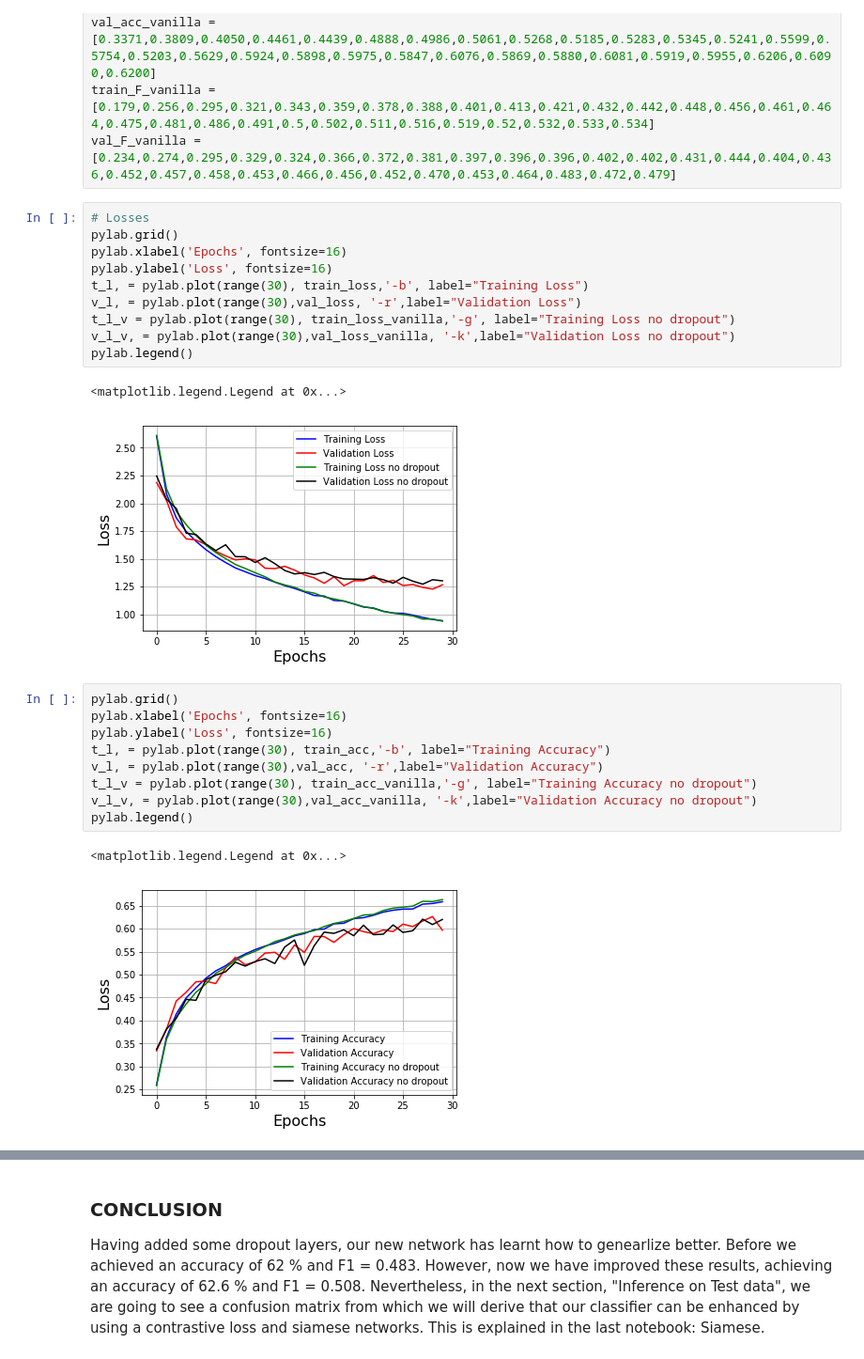
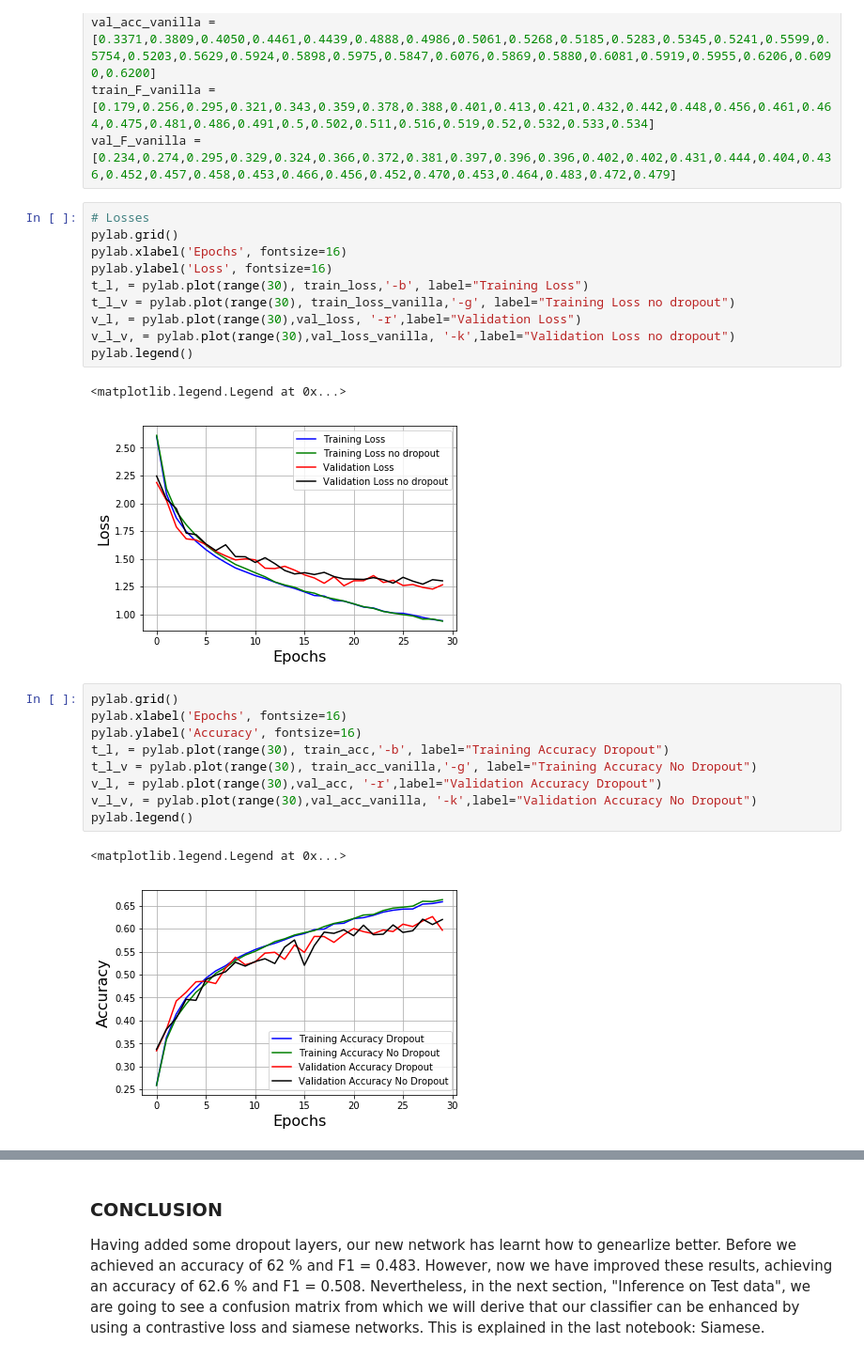
Before and after one commit to ppalaupuigdevall/snake-classification, a Jupyter notebook: Snake Classification-Dropout.ipynb, the cells around one changed output, grey strips where cells are left out. Shown at 94% size. Drawn from its saved outputs; the diff is of its cells as text.

```diff
--- a/Snake Classification-Dropout.ipynb
+++ b/Snake Classification-Dropout.ipynb
@@ -259,25 +259,25 @@ pylab.grid()
 pylab.xlabel('Epochs', fontsize=16)
 pylab.ylabel('Loss', fontsize=16)
 t_l, = pylab.plot(range(30), train_loss,'-b', label="Training Loss")
+t_l_v = pylab.plot(range(30), train_loss_vanilla,'-g', label="Training Loss no dropout")
 v_l, = pylab.plot(range(30),val_loss, '-r',label="Validation Loss")
-t_l_v = pylab.plot(range(30), train_loss_vanilla,'-g', label="Training Loss no dropout")
 v_l_v, = pylab.plot(range(30),val_loss_vanilla, '-k',label="Validation Loss no dropout")
 pylab.legend()
 # %% [output]
 <matplotlib.legend.Legend at 0x...>
-[figure, old version]
+[figure, new version]
 # %%
 pylab.grid()
 pylab.xlabel('Epochs', fontsize=16)
-pylab.ylabel('Loss', fontsize=16)
-t_l, = pylab.plot(range(30), train_acc,'-b', label="Training Accuracy")
-v_l, = pylab.plot(range(30),val_acc, '-r',label="Validation Accuracy")
-t_l_v = pylab.plot(range(30), train_acc_vanilla,'-g', label="Training Accuracy no dropout")
-v_l_v, = pylab.plot(range(30),val_acc_vanilla, '-k',label="Validation Accuracy no dropout")
+pylab.ylabel('Accuracy', fontsize=16)
+t_l, = pylab.plot(range(30), train_acc,'-b', label="Training Accuracy Dropout")
+t_l_v = pylab.plot(range(30), train_acc_vanilla,'-g', label="Training Accuracy No Dropout")
+v_l, = pylab.plot(range(30),val_acc, '-r',label="Validation Accuracy Dropout")
+v_l_v, = pylab.plot(range(30),val_acc_vanilla, '-k',label="Validation Accuracy No Dropout")
 pylab.legend()
 # %% [output]
 <matplotlib.legend.Legend at 0x...>
-[figure, old version]
+[figure, new version]
 # %%
 # F1 score
 pylab.grid()
```
Also changed, not shown: parts of 7 cells of this notebook, 3 other files.
